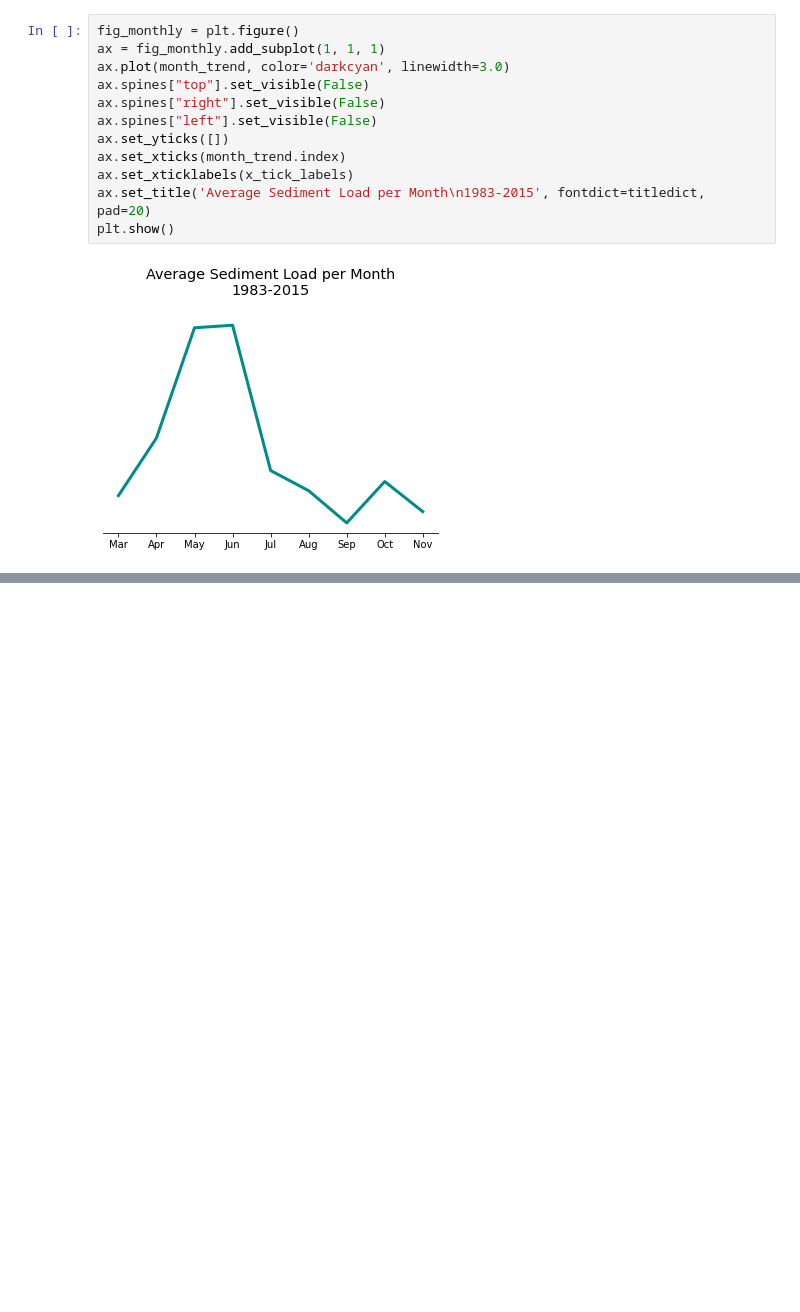
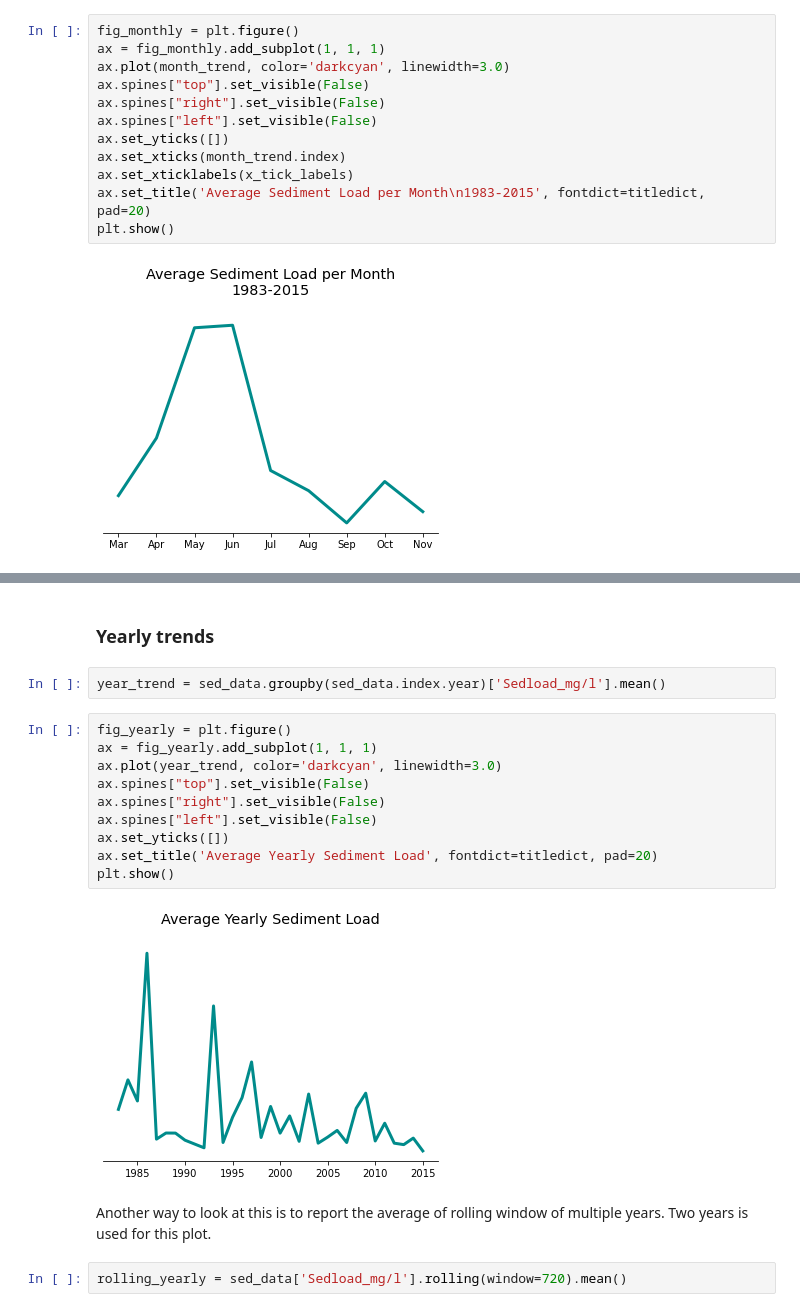
Before and after one commit to daxaurora/River_Sediment_Data_Analysis, a Jupyter notebook: River Sediment - EDA.ipynb, the cells around one changed output, grey strips where cells are left out. Cells and saved outputs as stored; diff of their text form; blank space fills up the shorter version.

```diff
--- a/River Sediment - EDA.ipynb
+++ b/River Sediment - EDA.ipynb
@@ -393,0 +436,20 @@ No data were collected during winter months of December, January, or February fo
+# %% [markdown]
+### Yearly trends
+# %%
+year_trend = sed_data.groupby(sed_data.index.year)['Sedload_mg/l'].mean()
+# %%
+fig_yearly = plt.figure()
+ax = fig_yearly.add_subplot(1, 1, 1)
+ax.plot(year_trend, color='darkcyan', linewidth=3.0)
+ax.spines["top"].set_visible(False)
+ax.spines["right"].set_visible(False)
+ax.spines["left"].set_visible(False)
+ax.set_yticks([])
+ax.set_title('Average Yearly Sediment Load', fontdict=titledict, pad=20)
+plt.show()
+# %% [output]
+[figure, added]
+# %% [markdown]
+Another way to look at this is to report the average of rolling window of multiple years.  Two years is used for this plot.
+# %%
+rolling_yearly = sed_data['Sedload_mg/l'].rolling(window=720).mean()
```
Also changed, not shown: parts of 21 cells of this notebook.
